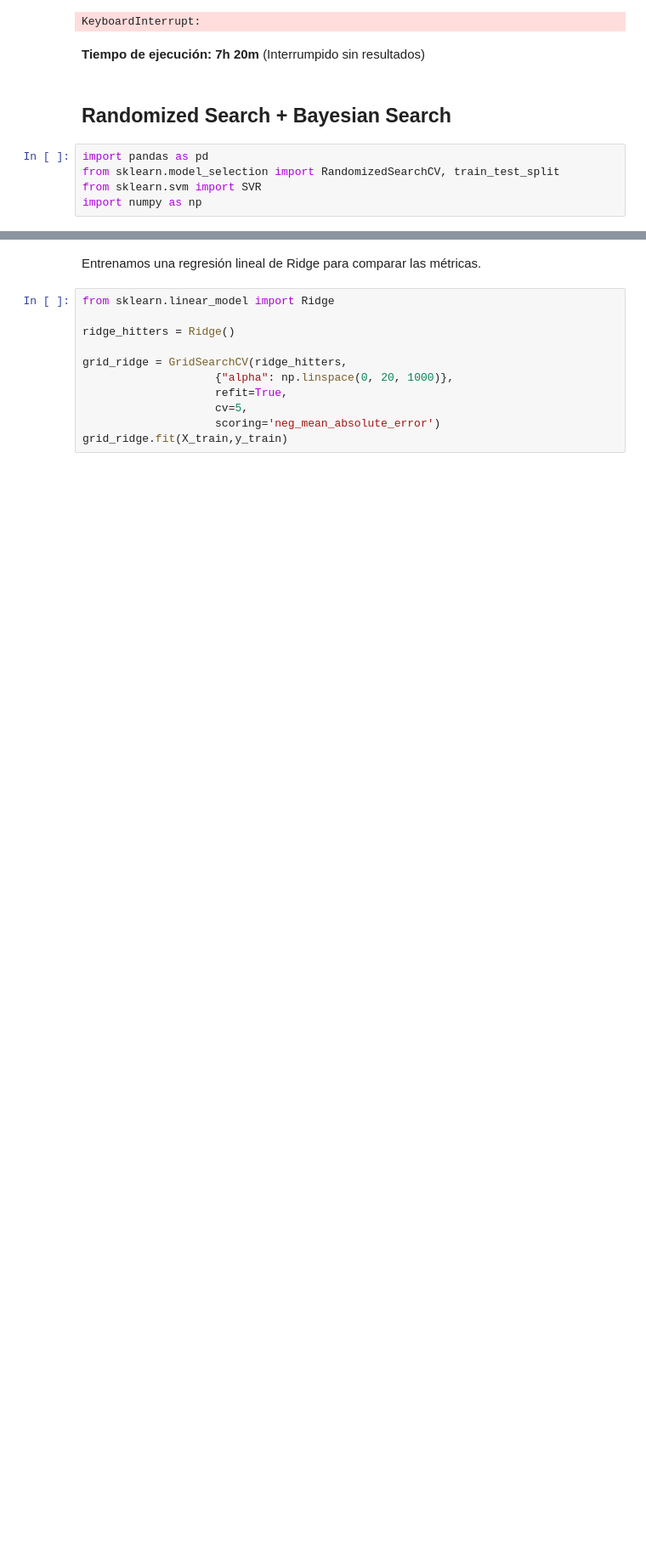
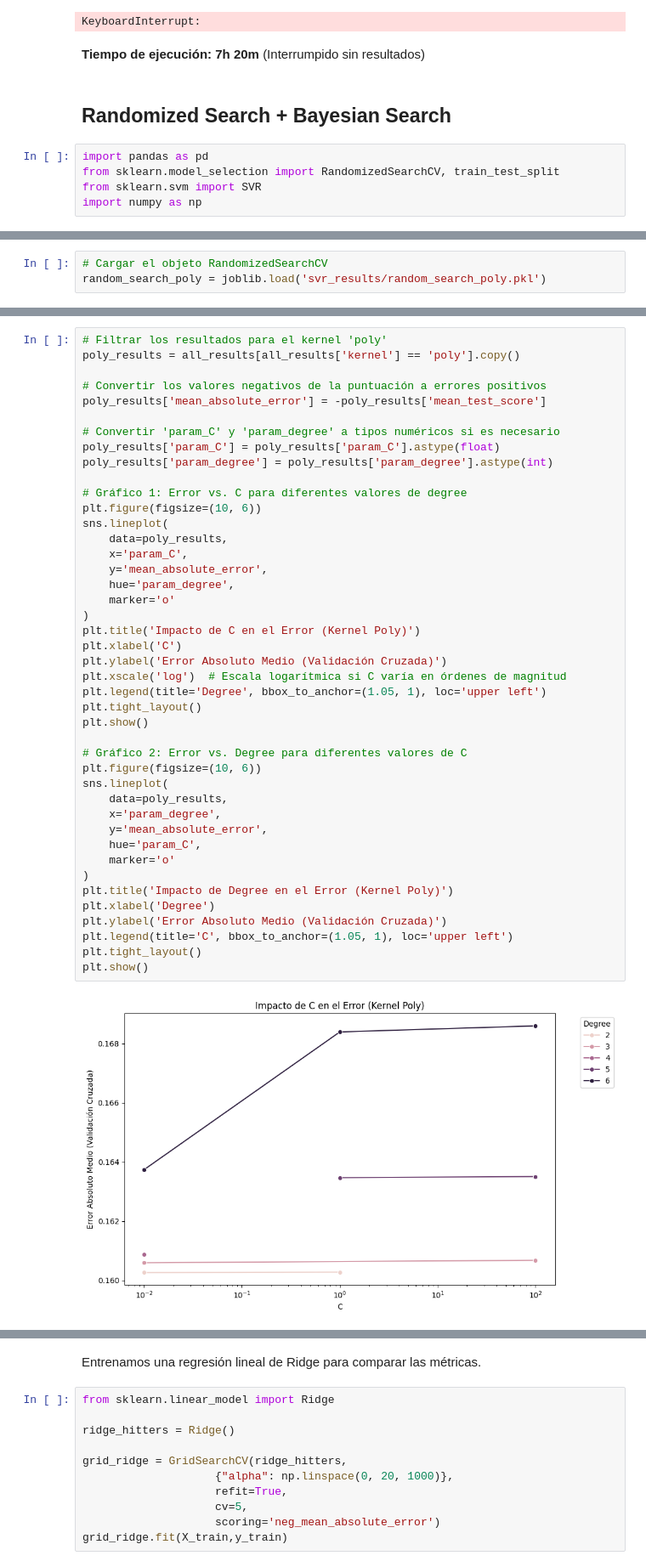
Before and after one commit to mlmicozzi/SPOTIFY, a Jupyter notebook: svr.ipynb, the cells around one changed output, grey strips where cells are left out. Shown at 85% size. Cells and saved outputs as stored; diff of their text form; blank space fills up the shorter version.

Commit message:
Resultados RandomizedSearchCV

```diff
--- a/svr.ipynb
+++ b/svr.ipynb
@@ -168,0 +228,3 @@ best_degree = random_search_poly.best_params_['degree']
+# %%
+# Cargar el objeto RandomizedSearchCV
+random_search_poly = joblib.load('svr_results/random_search_poly.pkl')
@@ -229,0 +385,45 @@ pd.DataFrame(grid.cv_results_).sort_values("rank_test_score")
+# %%
+# Filtrar los resultados para el kernel 'poly'
+poly_results = all_results[all_results['kernel'] == 'poly'].copy()
+
+# Convertir los valores negativos de la puntuación a errores positivos
+poly_results['mean_absolute_error'] = -poly_results['mean_test_score']
+
+# Convertir 'param_C' y 'param_degree' a tipos numéricos si es necesario
+poly_results['param_C'] = poly_results['param_C'].astype(float)
+poly_results['param_degree'] = poly_results['param_degree'].astype(int)
+
+# Gráfico 1: Error vs. C para diferentes valores de degree
+plt.figure(figsize=(10, 6))
+sns.lineplot(
+    data=poly_results,
+    x='param_C',
+    y='mean_absolute_error',
+    hue='param_degree',
+    marker='o'
+)
+plt.title('Impacto de C en el Error (Kernel Poly)')
+plt.xlabel('C')
+plt.ylabel('Error Absoluto Medio (Validación Cruzada)')
+plt.xscale('log')  # Escala logarítmica si C varía en órdenes de magnitud
+plt.legend(title='Degree', bbox_to_anchor=(1.05, 1), loc='upper left')
+plt.tight_layout()
+plt.show()
+
+# Gráfico 2: Error vs. Degree para diferentes valores de C
+plt.figure(figsize=(10, 6))
+sns.lineplot(
+    data=poly_results,
+    x='param_degree',
+    y='mean_absolute_error',
+    hue='param_C',
+    marker='o'
+)
+plt.title('Impacto de Degree en el Error (Kernel Poly)')
+plt.xlabel('Degree')
+plt.ylabel('Error Absoluto Medio (Validación Cruzada)')
+plt.legend(title='C', bbox_to_anchor=(1.05, 1), loc='upper left')
+plt.tight_layout()
+plt.show()
+# %% [output]
+[figure, added]
```
Also changed, not shown: parts of 33 cells of this notebook, 4 other files.
